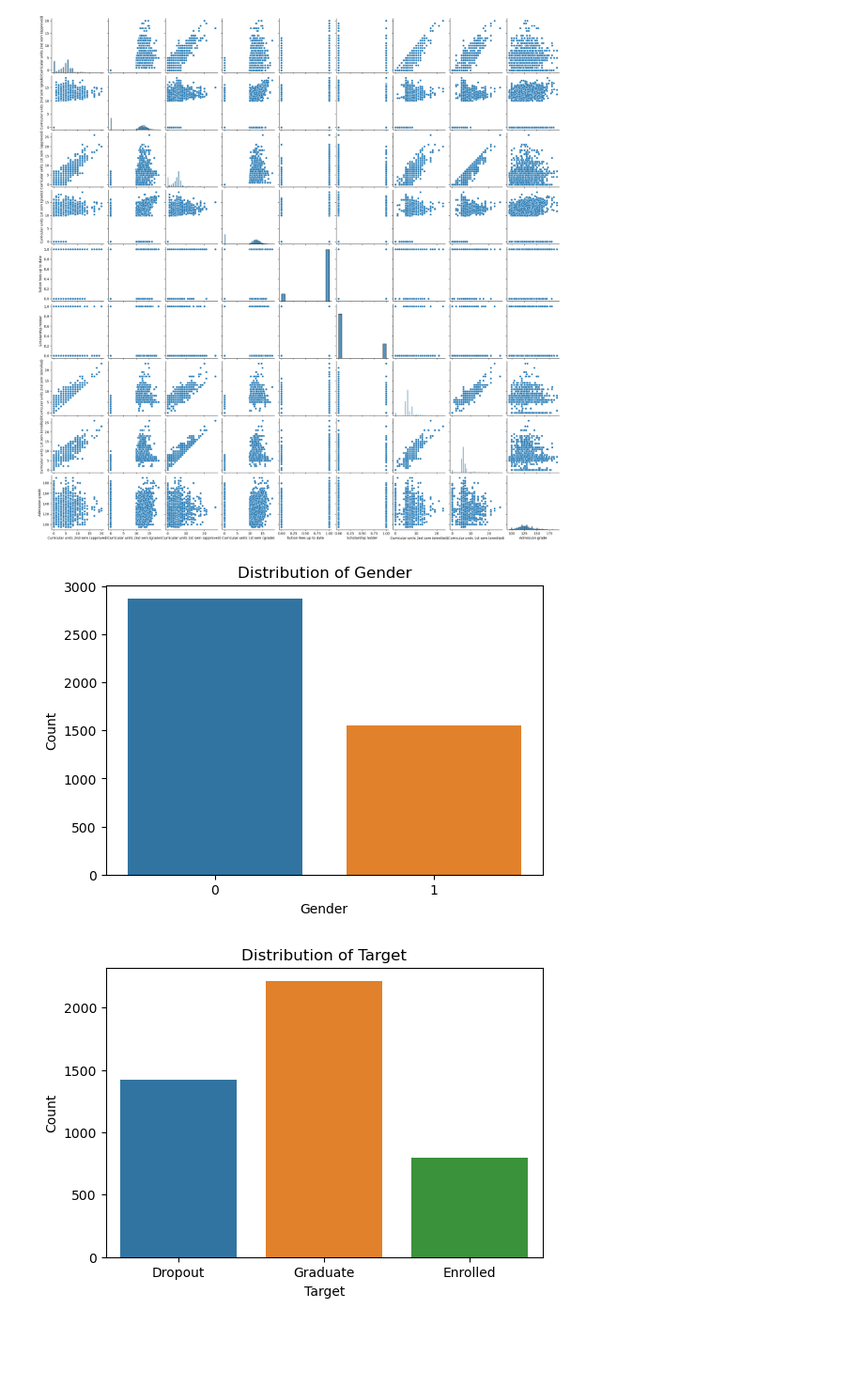
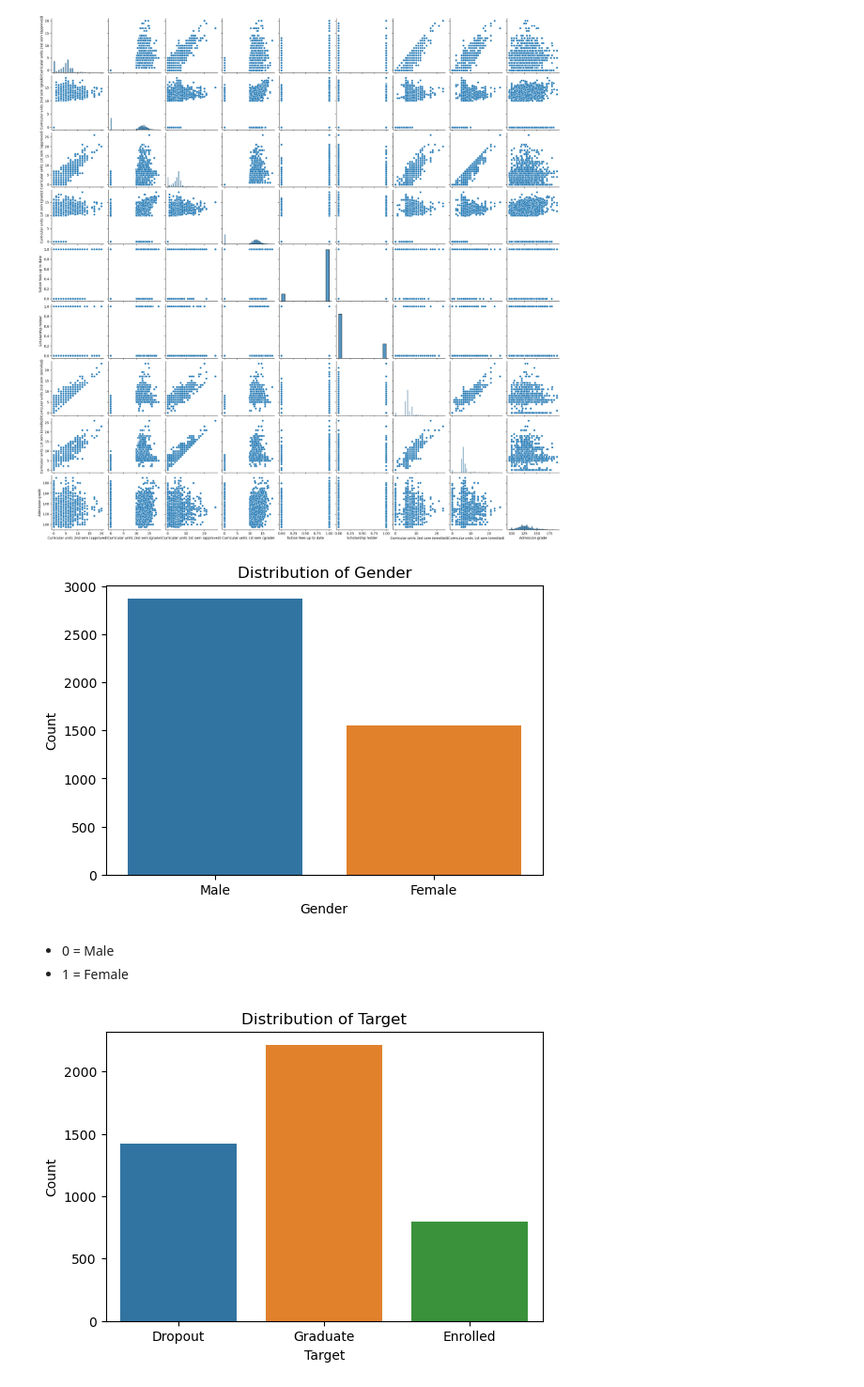
Before and after one commit to Keipatr/student-prediction-analysis, a Jupyter notebook: ALP_DATMIN_Kamis.ipynb, the cells around one changed output. Shown at 94% size. Saved outputs shown, nothing was run; the diff lists cells and outputs as text; code cells hidden in the pictures; blank space fills up the shorter version.

```diff
--- a/ALP_DATMIN_Kamis.ipynb
+++ b/ALP_DATMIN_Kamis.ipynb
@@ -159,12 +169,16 @@ plt.show()
 # %%
 plt.figure(figsize=(6, 4))
 sns.countplot(x='Gender', data=df)
 plt.title('Distribution of Gender')
 plt.xlabel('Gender')
 plt.ylabel('Count')
+plt.xticks(ticks=[0, 1], labels=['Male', 'Female'])
 plt.show()
 # %% [output]
-[figure, old version]
+[figure, new version]
+# %% [markdown]
+- 0 = Male
+- 1 = Female
 # %%
 plt.figure(figsize=(6, 4))
 sns.countplot(x='Target', data=df)
```
Also changed, not shown: parts of 16 cells of this notebook.
